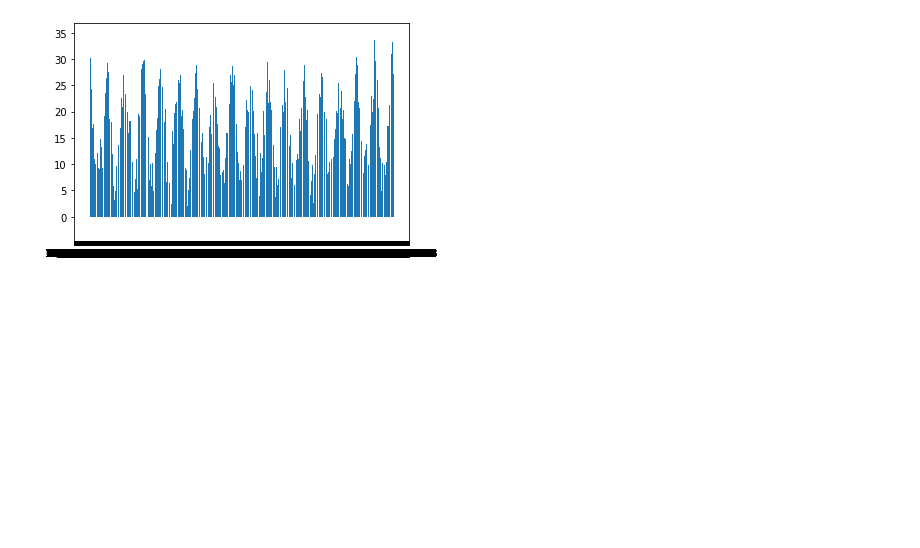
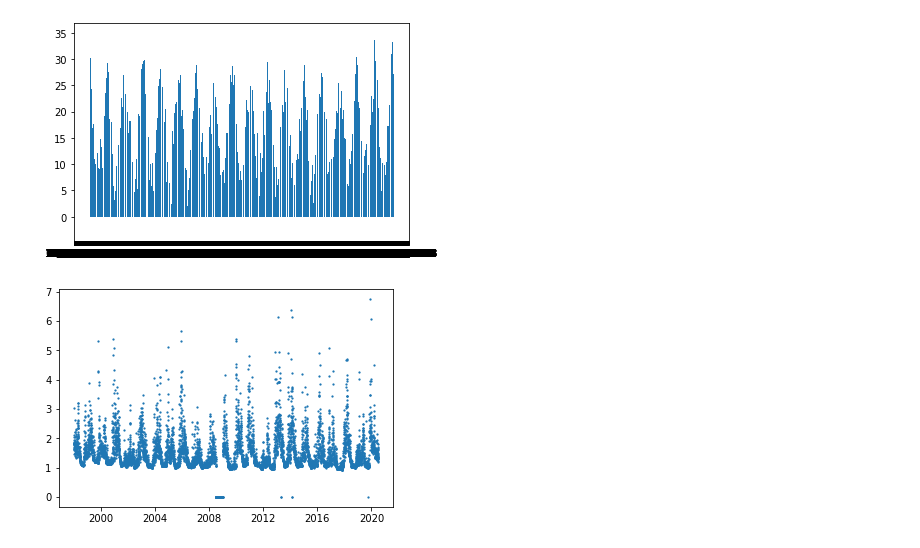
Before and after one commit to cshields143/acea_kaggle, a Jupyter notebook: notebooks/eda/river/arno.ipynb, the cells around one changed output. Cells and saved outputs as stored; diff of their text form; code cells hidden in the pictures; blank space fills up the shorter version.

```diff
--- a/notebooks/eda/river/arno.ipynb
+++ b/notebooks/eda/river/arno.ipynb
@@ -95,3 +95,9 @@ plt.bar(df['Date'], df['Temperature_Firenze'])
 plt.show()
 # %% [output]
 [figure]
+# %%
+df['Date'] = pd.to_datetime(df['Date'], format='%d/%m/%Y')
+plt.scatter(df['Date'], df['Hydrometry_Nave_di_Rosano'], s=1.5)
+plt.show()
+# %% [output]
+[figure, added]
```
